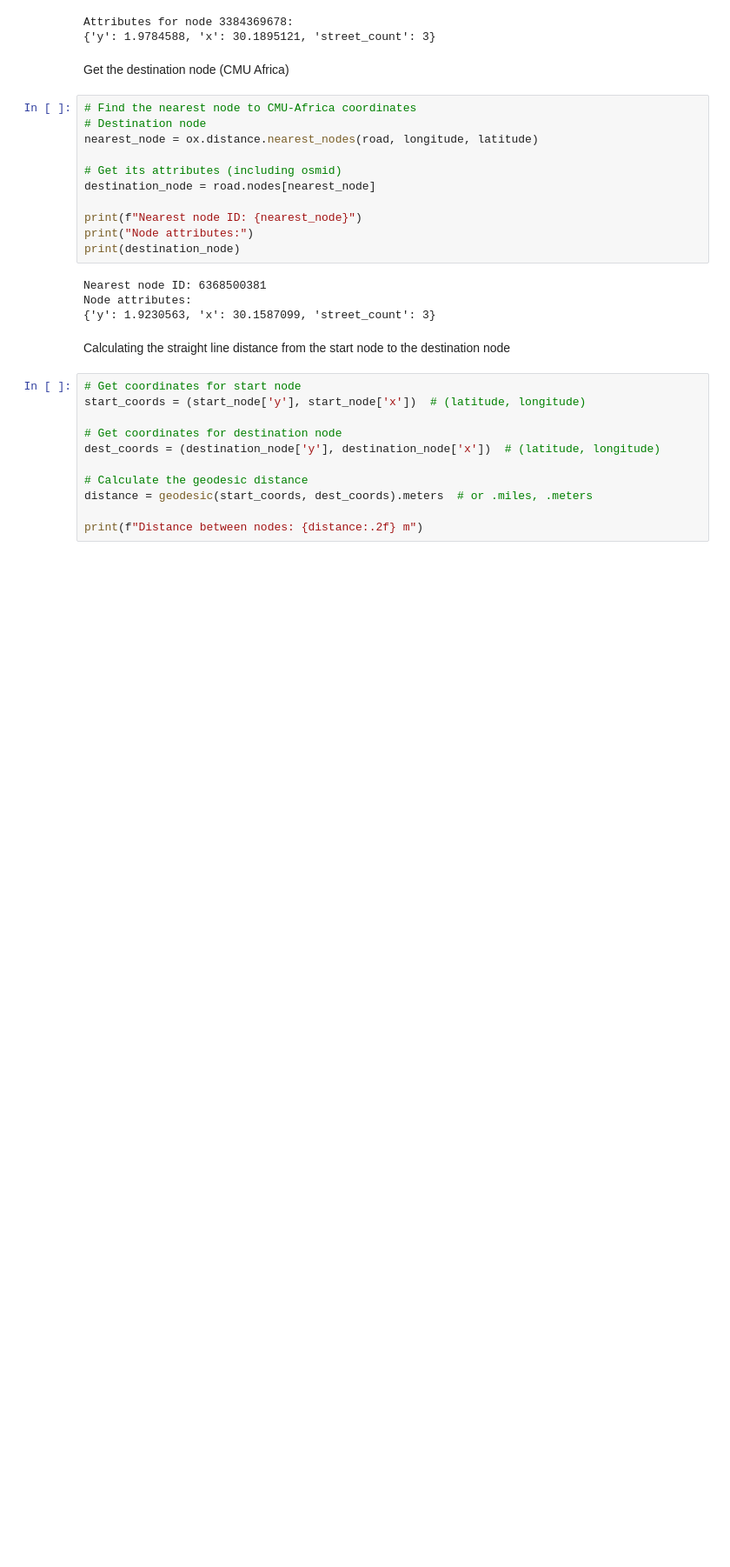
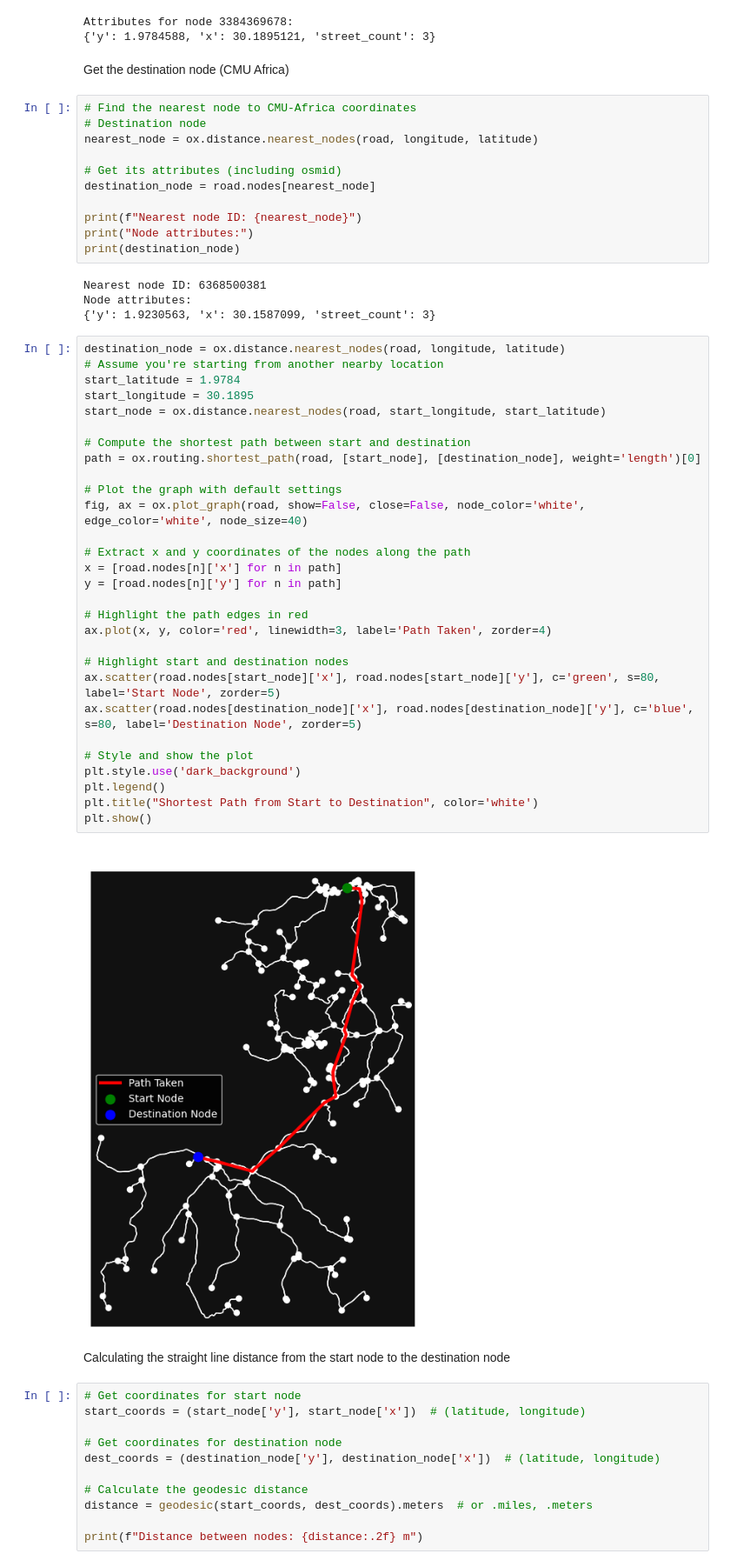
Before and after one commit to Mitch-json/Map-Navigation, a Jupyter notebook: navigation.ipynb, the cells around one changed output. Shown at 87% size. Cells and saved outputs as stored; diff of their text form; blank space fills up the shorter version.

```diff
--- a/navigation.ipynb
+++ b/navigation.ipynb
@@ -41,6 +58,37 @@ print(destination_node)
 Nearest node ID: 6368500381
 Node attributes:
 {'y': 1.9230563, 'x': 30.1587099, 'street_count': 3}
+# %%
+destination_node = ox.distance.nearest_nodes(road, longitude, latitude)
+# Assume you're starting from another nearby location
+start_latitude = 1.9784
+start_longitude = 30.1895
+start_node = ox.distance.nearest_nodes(road, start_longitude, start_latitude)
+
+# Compute the shortest path between start and destination
+path = ox.routing.shortest_path(road, [start_node], [destination_node], weight='length')[0]
+
+# Plot the graph with default settings
+fig, ax = ox.plot_graph(road, show=False, close=False, node_color='white', edge_color='white', node_size=40)
+
+# Extract x and y coordinates of the nodes along the path
+x = [road.nodes[n]['x'] for n in path]
+y = [road.nodes[n]['y'] for n in path]
+
+# Highlight the path edges in red
+ax.plot(x, y, color='red', linewidth=3, label='Path Taken', zorder=4)
+
+# Highlight start and destination nodes
+ax.scatter(road.nodes[start_node]['x'], road.nodes[start_node]['y'], c='green', s=80, label='Start Node', zorder=5)
+ax.scatter(road.nodes[destination_node]['x'], road.nodes[destination_node]['y'], c='blue', s=80, label='Destination Node', zorder=5)
+
+# Style and show the plot
+plt.style.use('dark_background')
+plt.legend()
+plt.title("Shortest Path from Start to Destination", color='white')
+plt.show()
+# %% [output]
+[figure, added]
 # %% [markdown]
 Calculating the straight line distance from the start node to the destination node
 # %%
```
Also changed, not shown: parts of 2 cells of this notebook.
